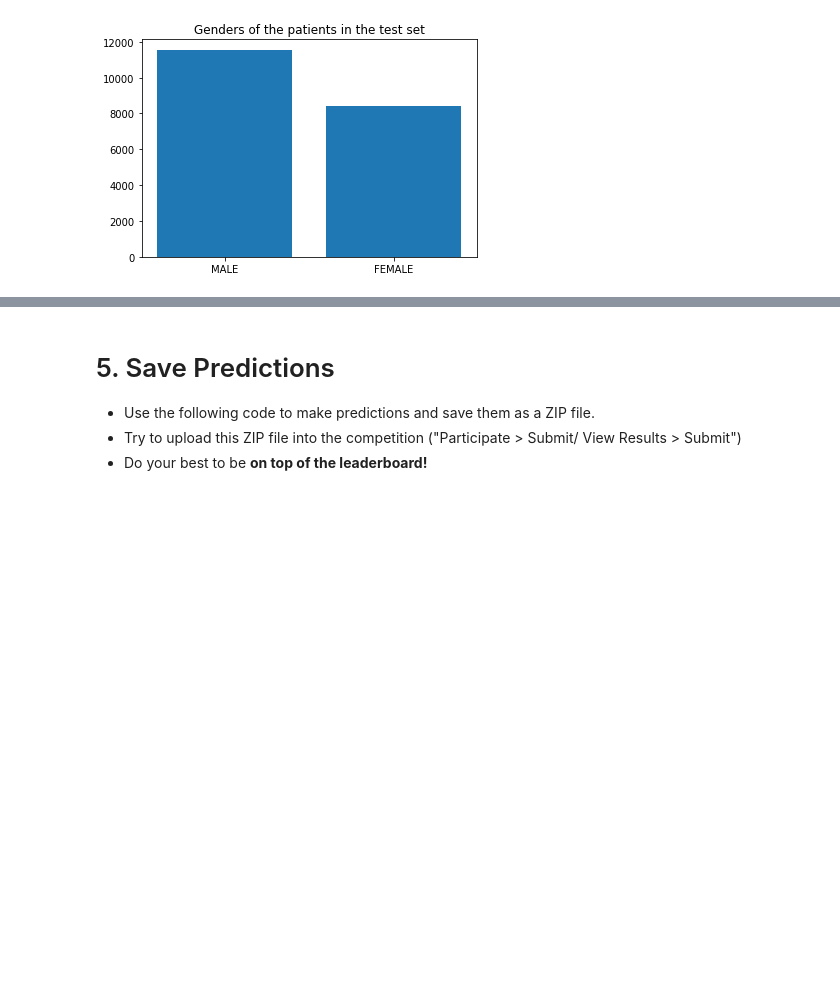
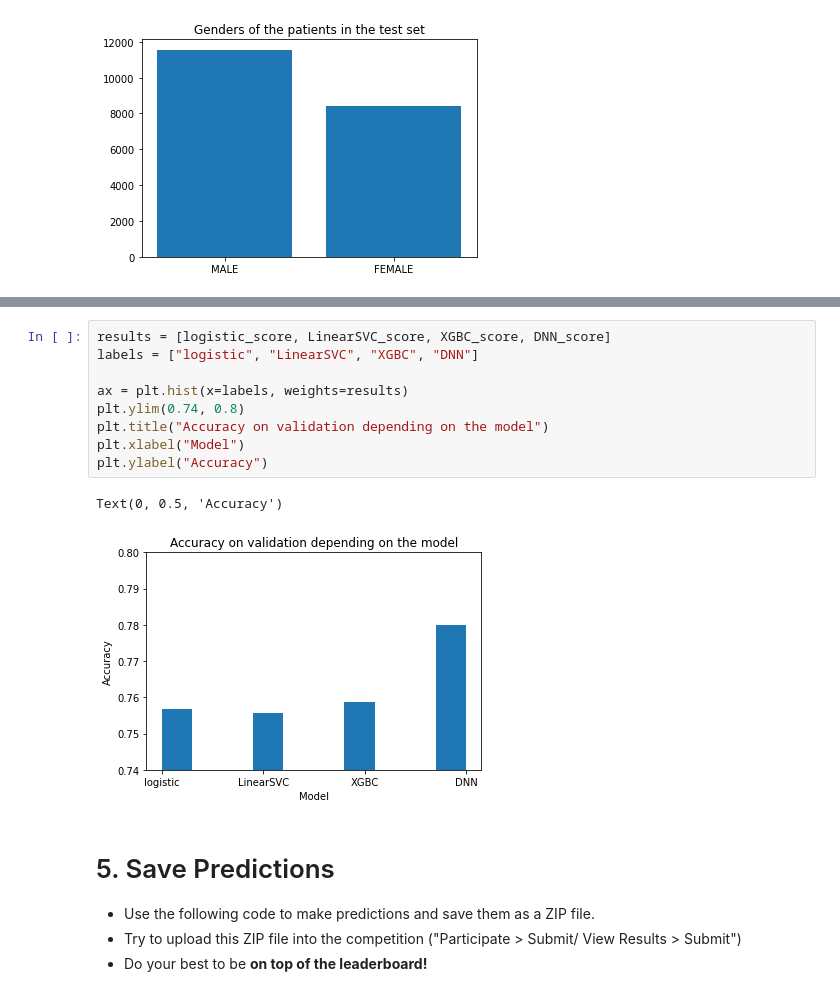
Before and after one commit to lyshuga/DataCamp, a Jupyter notebook: TP3-black.ipynb, the cells around one changed output, grey strips where cells are left out. Saved outputs shown, nothing was run; the diff lists cells and outputs as text; blank space fills up the shorter version.

```diff
--- a/TP3-black.ipynb
+++ b/TP3-black.ipynb
@@ -859,3 +871,15 @@ plt.show()
+# %%
+results = [logistic_score, LinearSVC_score, XGBC_score, DNN_score]
+labels = ["logistic", "LinearSVC", "XGBC", "DNN"]
+
+ax = plt.hist(x=labels, weights=results)
+plt.ylim(0.74, 0.8)
+plt.title("Accuracy on validation depending on the model")
+plt.xlabel("Model")
+plt.ylabel("Accuracy")
+# %% [output]
+Text(0, 0.5, 'Accuracy')
+[figure, added]
 # %% [markdown]
 # 5. Save Predictions
 
```
Also changed, not shown: parts of 8 cells of this notebook.
